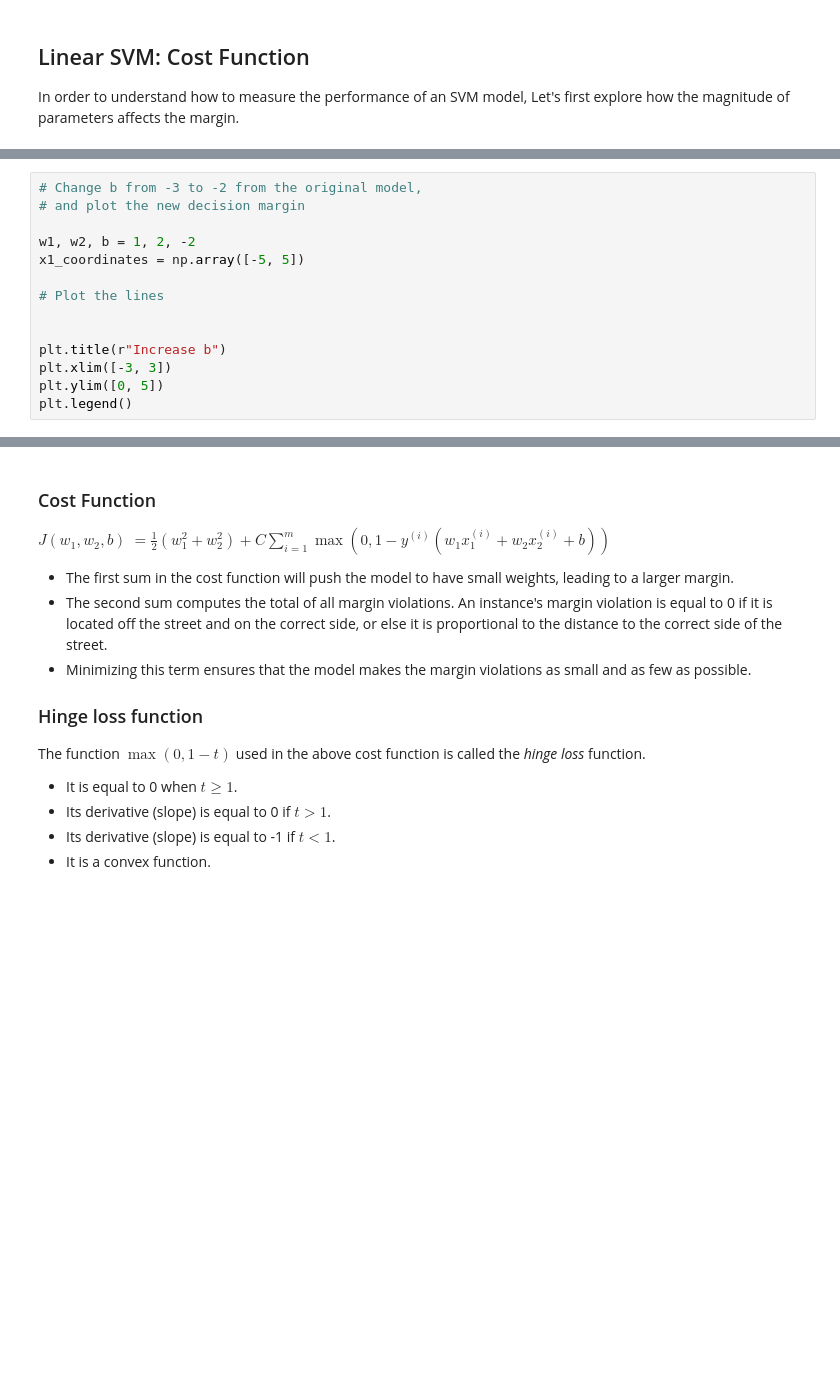
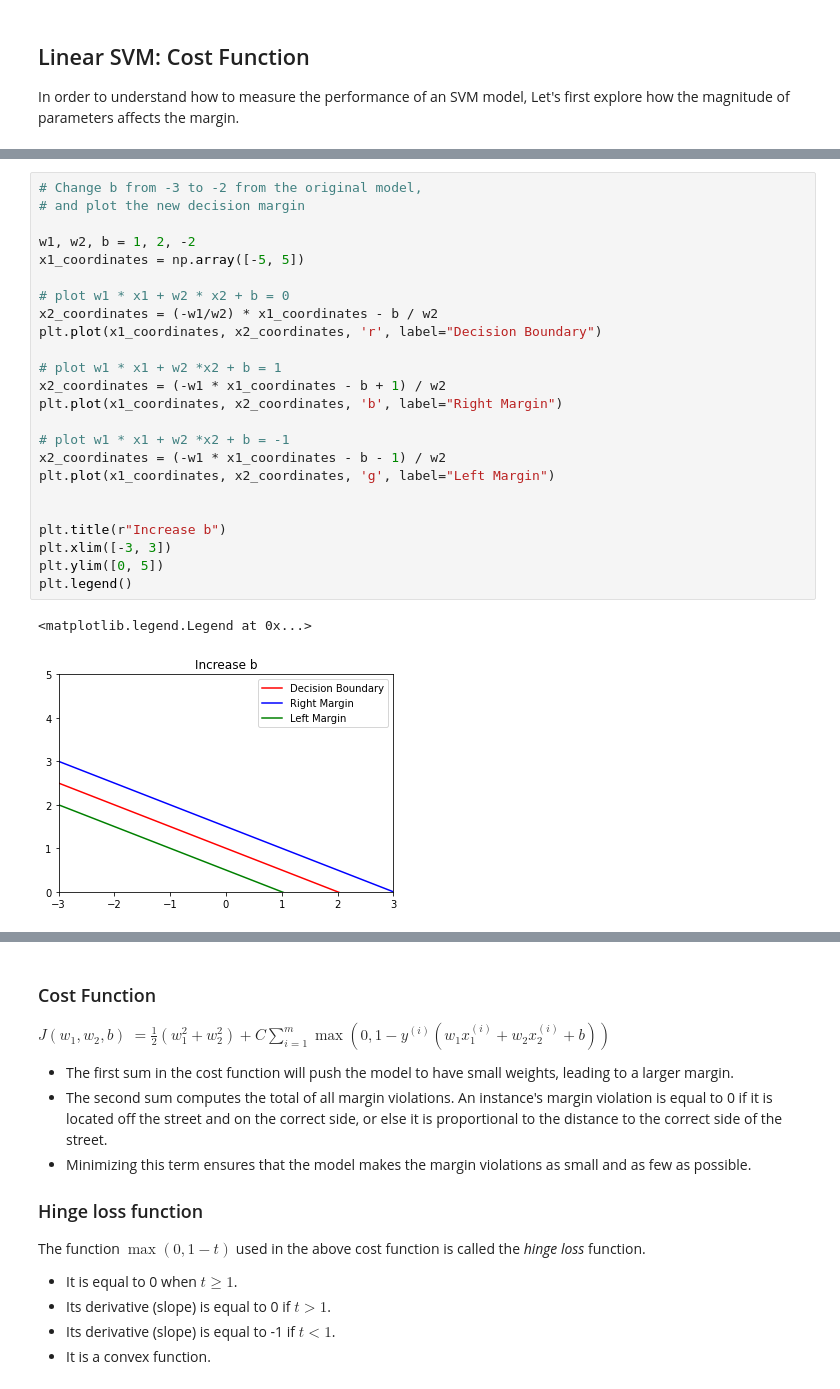
Before and after one commit to ch00226855/CMP414765Spring2021, a Jupyter notebook: Week08_SupportVectorMachine.ipynb, the cells around one changed output, grey strips where cells are left out. Saved outputs shown, nothing was run; the diff lists cells and outputs as text; blank space fills up the shorter version.

```diff
--- a/Week08_SupportVectorMachine.ipynb
+++ b/Week08_SupportVectorMachine.ipynb
@@ -172,17 +216,30 @@ plt.legend()
 # %%
 # Change b from -3 to -2 from the original model,
 # and plot the new decision margin
 
 w1, w2, b = 1, 2, -2
 x1_coordinates = np.array([-5, 5])
 
-# Plot the lines
+# plot w1 * x1 + w2 * x2 + b = 0
+x2_coordinates = (-w1/w2) * x1_coordinates - b / w2
+plt.plot(x1_coordinates, x2_coordinates, 'r', label="Decision Boundary")
+
+# plot w1 * x1 + w2 *x2 + b = 1
+x2_coordinates = (-w1 * x1_coordinates - b + 1) / w2
+plt.plot(x1_coordinates, x2_coordinates, 'b', label="Right Margin")
+
+# plot w1 * x1 + w2 *x2 + b = -1
+x2_coordinates = (-w1 * x1_coordinates - b - 1) / w2
+plt.plot(x1_coordinates, x2_coordinates, 'g', label="Left Margin")
 
 
 plt.title(r"Increase b")
 plt.xlim([-3, 3])
 plt.ylim([0, 5])
 plt.legend()
+# %% [output]
+<matplotlib.legend.Legend at 0x...>
+[figure, added]
 # %% [markdown]
 **How does each parameter affect the width of decision margin?**
 - smaller w_1 -> wider gap; larger w_1 -> narrower gap.
```
Also changed, not shown: parts of 8 cells of this notebook.
